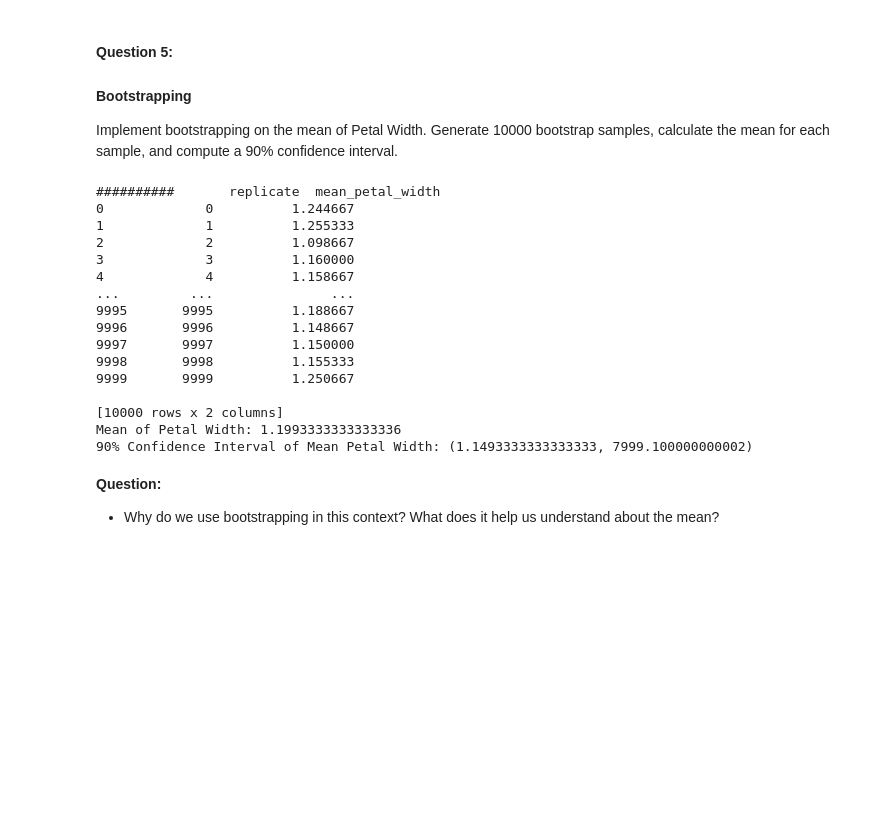
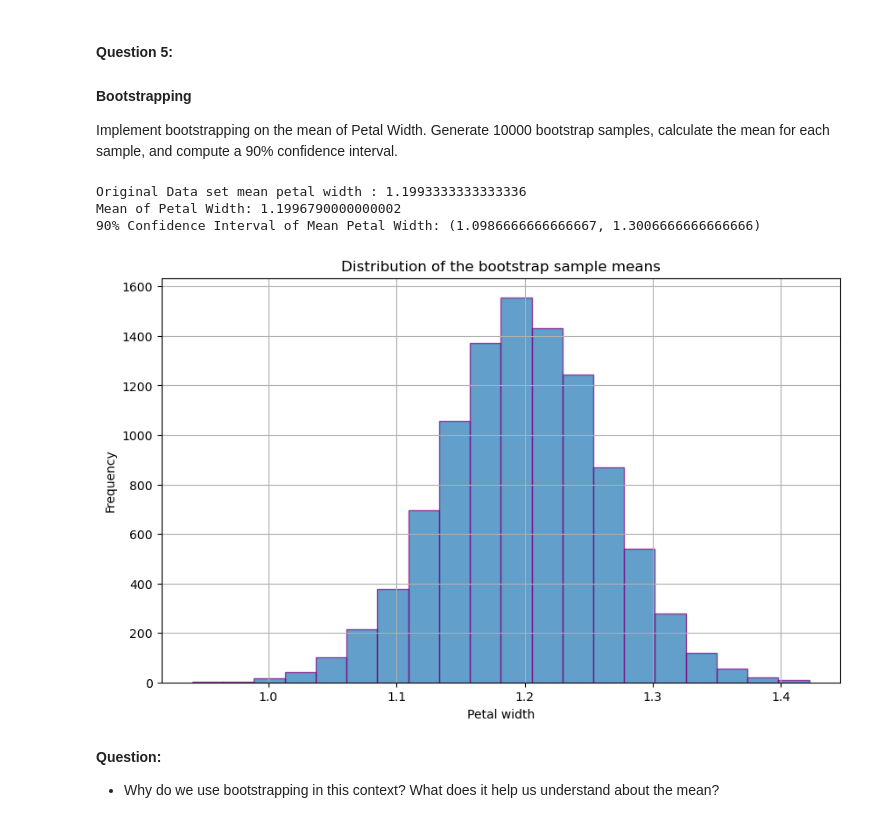
Before and after one commit to drop2jyoti/applying_statistical_concepts, a Jupyter notebook: 02_activities/assignments/assignment_3.ipynb, the cells around one changed output. Cells and saved outputs as stored; diff of their text form; code cells hidden in the pictures; blank space fills up the shorter version.

```diff
--- a/02_activities/assignments/assignment_3.ipynb
+++ b/02_activities/assignments/assignment_3.ipynb
@@ -264,12 +275,14 @@ Implement bootstrapping on the mean of Petal Width. Generate 10000 bootstrap sam
 # %%
 # Your answer here...
 
-mean_petal_width = iris_df['petal width (cm)'].mean()
-
-np.random.seed(123)
+mean_petal_width_original_data = iris_df['petal width (cm)'].mean()
+print("Original Data set mean petal width :",mean_petal_width_original_data)
+#np.random.seed(123)
 
 # Initialize an empty list to store the bootstrap samples
 bootstrap_samples = []
+#bootstrap_means = [np.mean(np.random.choice(iris_df['petal width (cm)'], size=len(iris_df), replace=True)) for _ in range(10000)]
+
 
 for i in range(10000):
     sample = iris_df.sample(frac=1, replace=True)  # Sample with replacement
@@ -279,36 +292,38 @@ for i in range(10000):
 # Combine all bootstrap samples into one DataFrame
 boot10000 = pd.concat(bootstrap_samples)
 
-# Display the combined DataFrame
-#print(boot10000['replicate'])
+# Calculate the mean petal width for each bootstrap sample (replicate)
+boot_means = boot10000.groupby('replicate')['petal width (cm)'].mean().reset_index(name='mean_petal_width')
+#print("##########",boot_means)
+mean_petal_width = np.mean(boot_means['mean_petal_width'])
 
-# Calculate the mean price for each bootstrap sample (replicate)
-boot_means = boot10000.groupby('replicate')['petal width (cm)'].mean().reset_index(name='mean_petal_width')
-print("##########",boot_means)
 
-lower_bound = np.percentile(boot_means, 10)
-upper_bound = np.percentile(boot_means, 90)
+lower_bound = np.percentile(boot_means["mean_petal_width"], 5)
+upper_bound = np.percentile(boot_means["mean_petal_width"], 95)
+
 
 # Display the result
 print(f"Mean of Petal Width: {mean_petal_width}")
 print(f"90% Confidence Interval of Mean Petal Width: ({lower_bound}, {upper_bound})")
 # %% [output]
-##########       replicate  mean_petal_width
-0             0          1.244667
-1             1          1.255333
-2             2          1.098667
-3             3          1.160000
-4             4          1.158667
-...         ...               ...
-9995       9995          1.188667
-9996       9996          1.148667
-9997       9997          1.150000
-9998       9998          1.155333
-9999       9999          1.250667
-
-[10000 rows x 2 columns]
-Mean of Petal Width: 1.1993333333333336
-90% Confidence Interval of Mean Petal Width: (1.1493333333333333, 7999.100000000002)
+Original Data set mean petal width : 1.1993333333333336
+Mean of Petal Width: 1.1996790000000002
+90% Confidence Interval of Mean Petal Width: (1.0986666666666667, 1.3006666666666666)
+# %%
+# Plot the histogram of the bootstrap distribution
+plt.figure(figsize=(10, 6))
+plt.hist(boot_means['mean_petal_width'], bins=20, edgecolor='purple', alpha=0.7)
+
+# Add titles and labels
+plt.title('Distribution of the bootstrap sample means')
+plt.xlabel('Petal width')
+plt.ylabel('Frequency')
+
+# Show the plot
+plt.grid(True)
+plt.show()
+# %% [output]
+[figure, added]
 # %% [markdown]
 **Question:**
 - Why do we use bootstrapping in this context? What does it help us understand about the mean?
```
Also changed, not shown: parts of 5 cells of this notebook.
